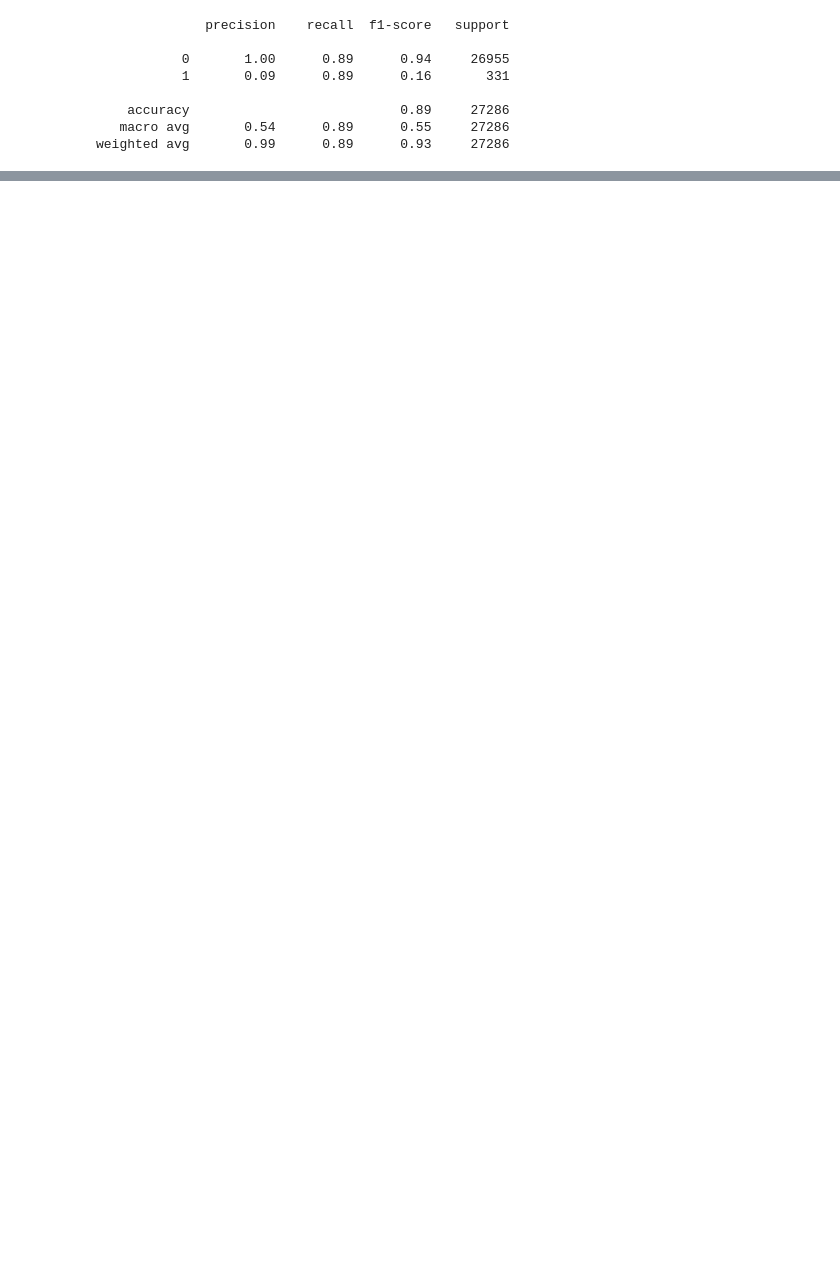
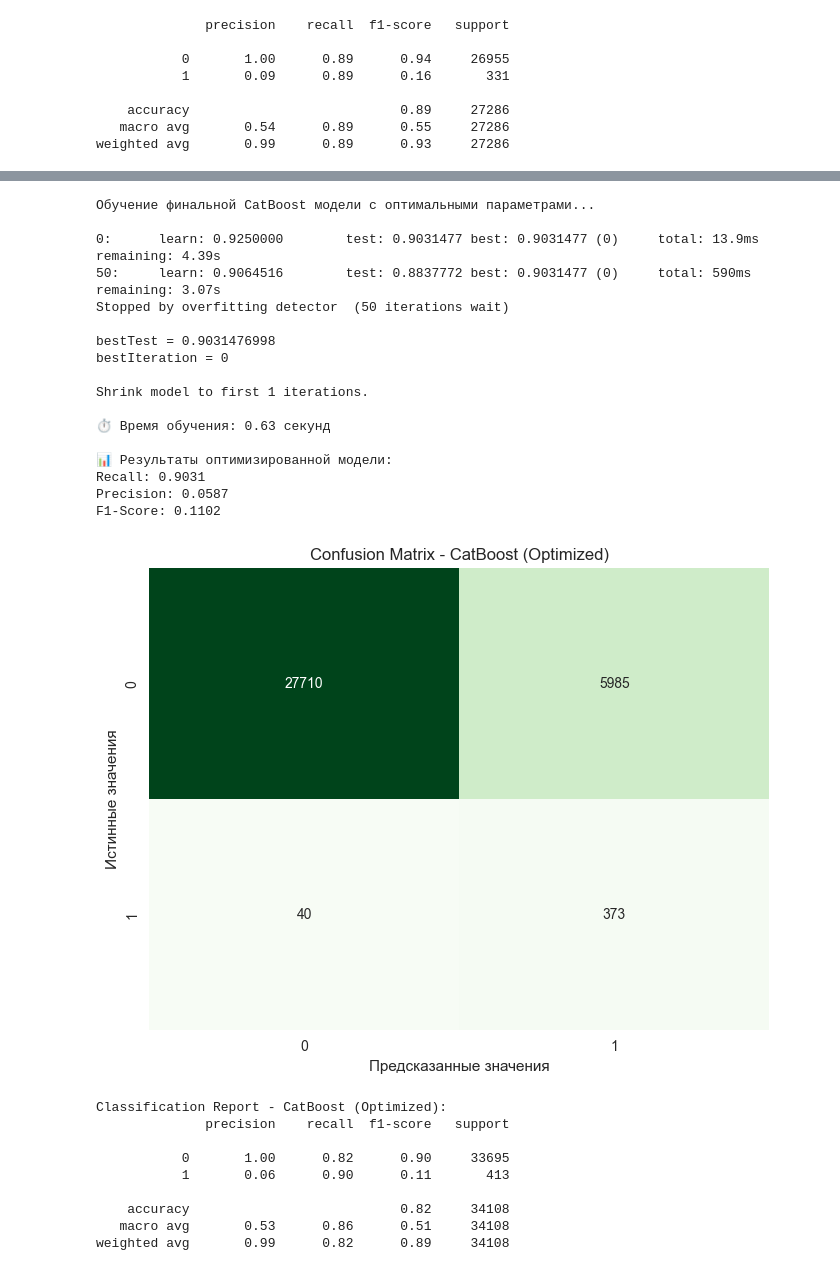
Before and after one commit to aleksandr-novikov/equipment-failure-prediction, a Jupyter notebook: solution.ipynb, the cells around one changed output, grey strips where cells are left out. Cells and saved outputs as stored; diff of their text form; code cells hidden in the pictures; blank space fills up the shorter version.

```diff
--- a/solution.ipynb
+++ b/solution.ipynb
@@ -2257,0 +2722,79 @@ weighted avg       0.99      0.89      0.93     27286
+# %%
+# Обучение финальной модели с лучшими параметрами
+print("Обучение финальной CatBoost модели с оптимальными параметрами...\n")
+
+best_params_cb = study_catboost.best_params
+best_params_cb.update({
+    'random_state': 42,
+    'auto_class_weights': 'Balanced',
+    'eval_metric': 'Recall',
+    'verbose': 50,
+    'early_stopping_rounds': 50
+})
+
+cb_best = CatBoostClassifier(**best_params_cb)
+
+# Обучение
+start_time = time.time()
+cb_best.fit(
+    train_pool,
+    eval_set=test_pool,
+    plot=False
+)
+training_time_best = time.time() - start_time
+
+print(f"\n⏱️ Время обучения: {training_time_best:.2f} секунд")
+
+# Предсказания
+y_pred_best_cb = cb_best.predict(test_pool)
+
+# Оценка
+recall_best_cb = recall_score(y_test_cb, y_pred_best_cb)
+precision_best_cb = precision_score(y_test_cb, y_pred_best_cb)
+f1_best_cb = f1_score(y_test_cb, y_pred_best_cb)
+
+print("\n📊 Результаты оптимизированной модели:")
+print(f"Recall: {recall_best_cb:.4f}")
+print(f"Precision: {precision_best_cb:.4f}")
+print(f"F1-Score: {f1_best_cb:.4f}")
+
+# Confusion Matrix
+cm_best_cb = confusion_matrix(y_test_cb, y_pred_best_cb)
+plt.figure(figsize=(8, 6))
+sns.heatmap(cm_best_cb, annot=True, fmt='d', cmap='Greens', cbar=False)
+plt.title('Confusion Matrix - CatBoost (Optimized)')
+plt.ylabel('Истинные значения')
+plt.xlabel('Предсказанные значения')
+plt.show()
+
+# Classification Report
+print("\nClassification Report - CatBoost (Optimized):")
+print(classification_report(y_test_cb, y_pred_best_cb))
+# %% [output]
+Обучение финальной CatBoost модели с оптимальными параметрами...
+
+0:      learn: 0.9250000        test: 0.9031477 best: 0.9031477 (0)     total: 13.9ms   remaining: 4.39s
+50:     learn: 0.9064516        test: 0.8837772 best: 0.9031477 (0)     total: 590ms    remaining: 3.07s
+Stopped by overfitting detector  (50 iterations wait)
+
+bestTest = 0.9031476998
+bestIteration = 0
+
+Shrink model to first 1 iterations.
+
+⏱️ Время обучения: 0.63 секунд
+
+📊 Результаты оптимизированной модели:
+Recall: 0.9031
+Precision: 0.0587
+F1-Score: 0.1102
+[figure, added]
+Classification Report - CatBoost (Optimized):
+              precision    recall  f1-score   support
+
+           0       1.00      0.82      0.90     33695
+           1       0.06      0.90      0.11       413
+
+    accuracy                           0.82     34108
+   macro avg       0.53      0.86      0.51     34108
+weighted avg       0.99      0.82      0.89     34108
```
Also changed, not shown: parts of 30 cells of this notebook, 9 other files.
